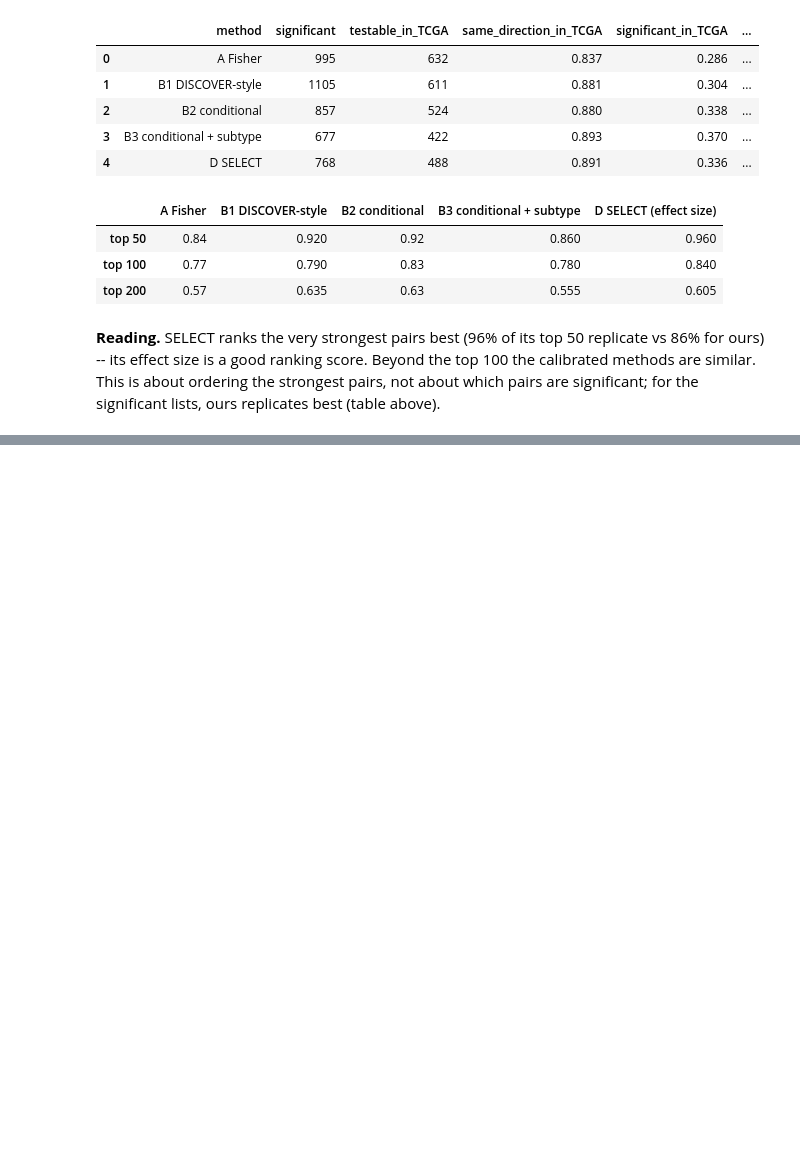
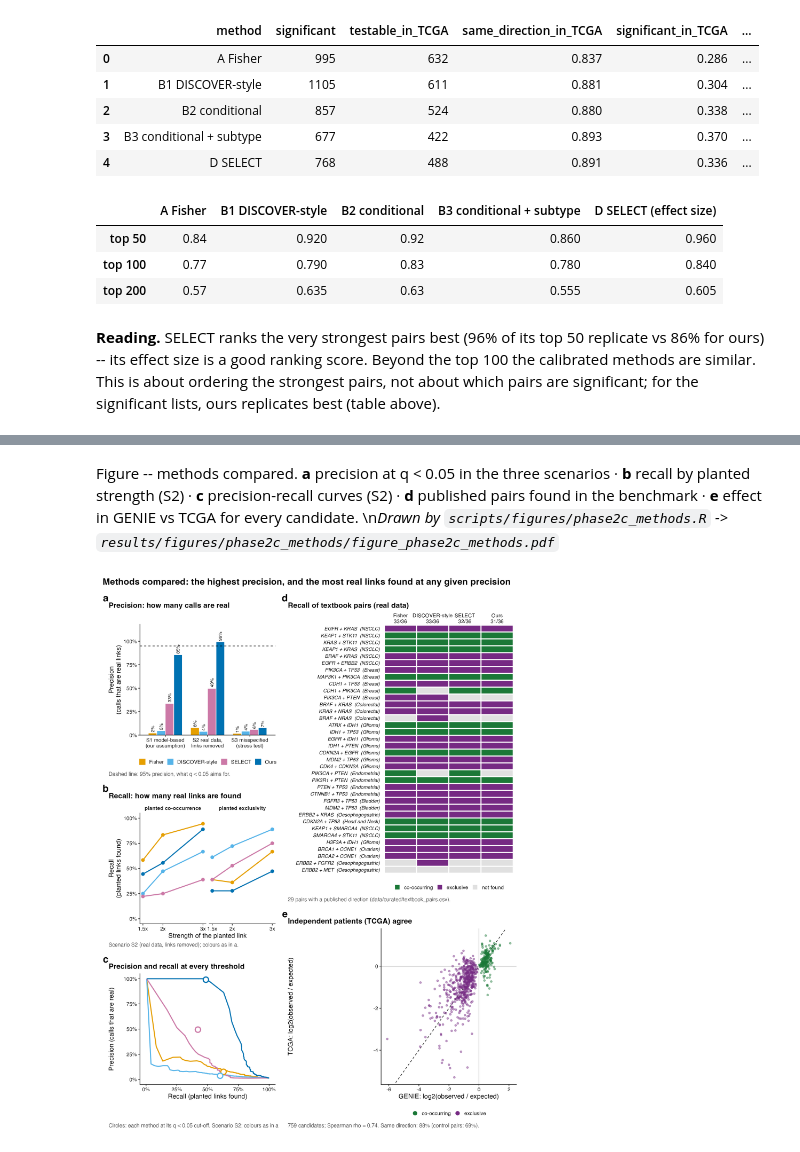
Before and after one commit to Wlimni/Learning-Cancer-Mutation-Landscapes-from-Large-Scale-Mutation-Testing-Data-fyp, a Jupyter notebook: notebooks/02c_phase2_extensions.ipynb, the cells around one changed output, grey strips where cells are left out. Saved outputs shown, nothing was run; the diff lists cells and outputs as text; code cells hidden in the pictures; blank space fills up the shorter version.

```diff
--- a/notebooks/02c_phase2_extensions.ipynb
+++ b/notebooks/02c_phase2_extensions.ipynb
@@ -259,0 +354,10 @@ ours replicates best (table above).
+# %% [markdown]
+Figure -- methods compared. **a** precision at q < 0.05 in the three scenarios · **b** recall by planted strength (S2) ·
+**c** precision-recall curves (S2) · **d** published pairs found in the benchmark · **e** effect in GENIE vs TCGA for
+every candidate.  \n*Drawn by `scripts/figures/phase2c_methods.R` -> `results/figures/phase2c_methods/figure_phase2c_methods.pdf`*
+# %%
+subprocess.run([sys.executable, "scripts/figures/00_export_figure_data.py"], cwd="..", check=True, capture_output=True)
+subprocess.run(["Rscript", "scripts/figures/phase2c_methods.R"], cwd="..", check=True, capture_output=True)
+display(Image(filename="../results/figures/phase2c_methods/figure_phase2c_methods.png", width=1000))
+# %% [output]
+[figure, added]
```
Also changed, not shown: parts of 6 cells of this notebook, 14 other files.
